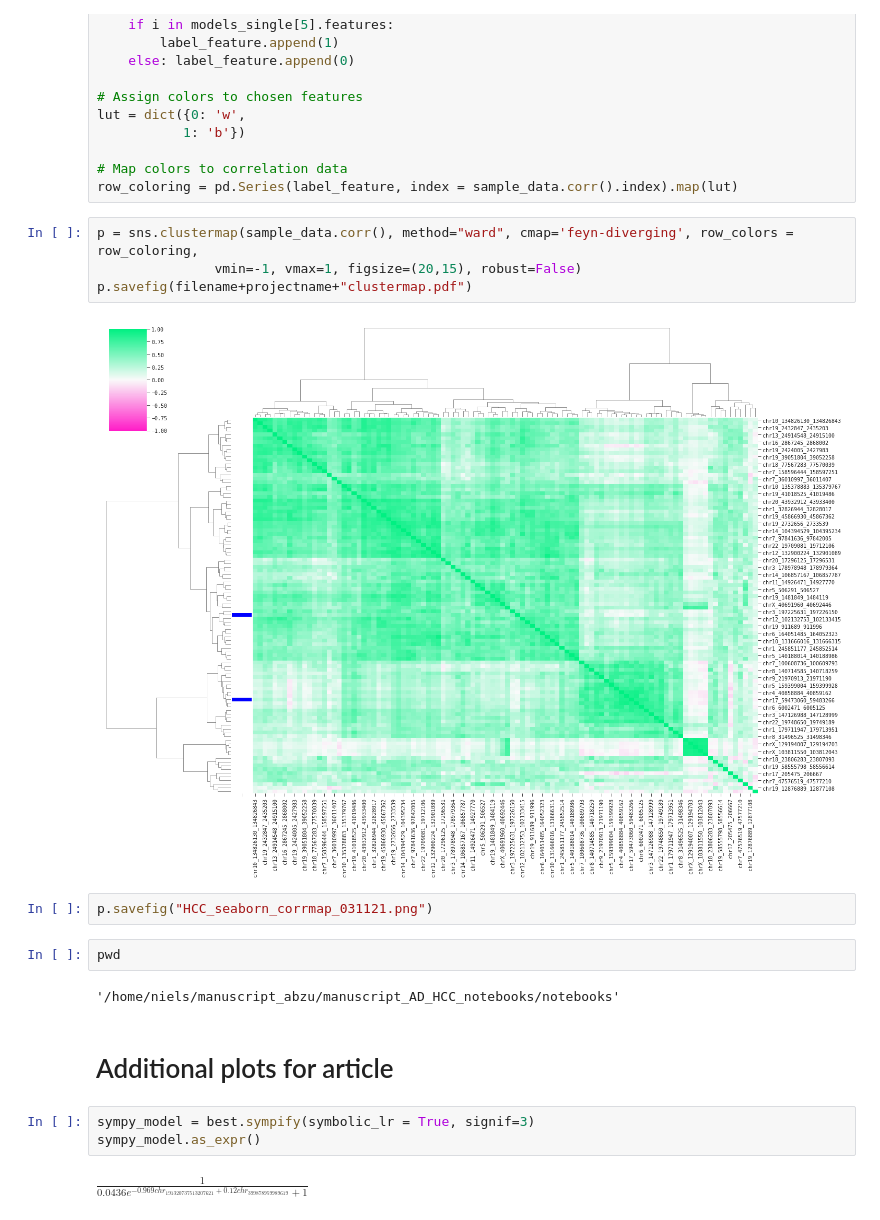
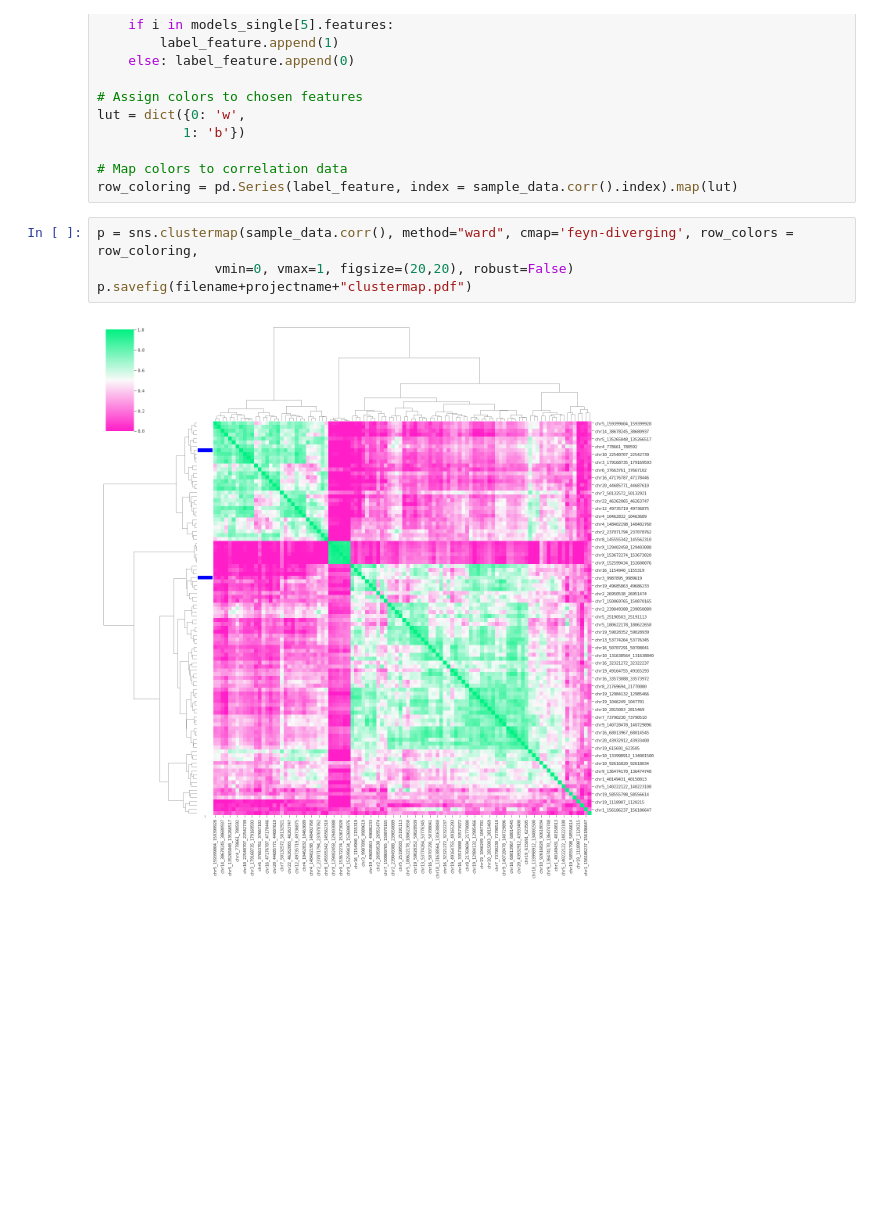
Before and after one commit to abzu-ai/QLattice-clinical-omics, a Jupyter notebook: notebooks/HCC_case.ipynb, the cells around one changed output. Saved outputs shown, nothing was run; the diff lists cells and outputs as text; blank space fills up the shorter version.

```diff
--- a/notebooks/HCC_case.ipynb
+++ b/notebooks/HCC_case.ipynb
@@ -238,20 +242,7 @@ lut = dict({0: 'w',
 row_coloring = pd.Series(label_feature, index = sample_data.corr().index).map(lut)
 # %%
 p = sns.clustermap(sample_data.corr(), method="ward", cmap='feyn-diverging', row_colors = row_coloring,
-               vmin=-1, vmax=1, figsize=(20,15), robust=False)
+               vmin=0, vmax=1, figsize=(20,20), robust=False)
 p.savefig(filename+projectname+"clustermap.pdf")
 # %% [output]
-[figure, old version]
+[figure, new version]
-# %%
-p.savefig("HCC_seaborn_corrmap_031121.png")
-# %%
-pwd
-# %% [output]
-'/home/niels/manuscript_abzu/manuscript_AD_HCC_notebooks/notebooks'
-# %% [markdown]
-# Additional plots for article
-# %%
-sympy_model = best.sympify(symbolic_lr = True, signif=3)
-sympy_model.as_expr()
-# %% [output]
-$\displaystyle \frac{1}{0.0436 e^{- 0.969 chr_{191320737513207621} + 0.12 chr_{399878959989619}} + 1}$
```
Also changed, not shown: parts of 6 cells of this notebook, 27 other files.
